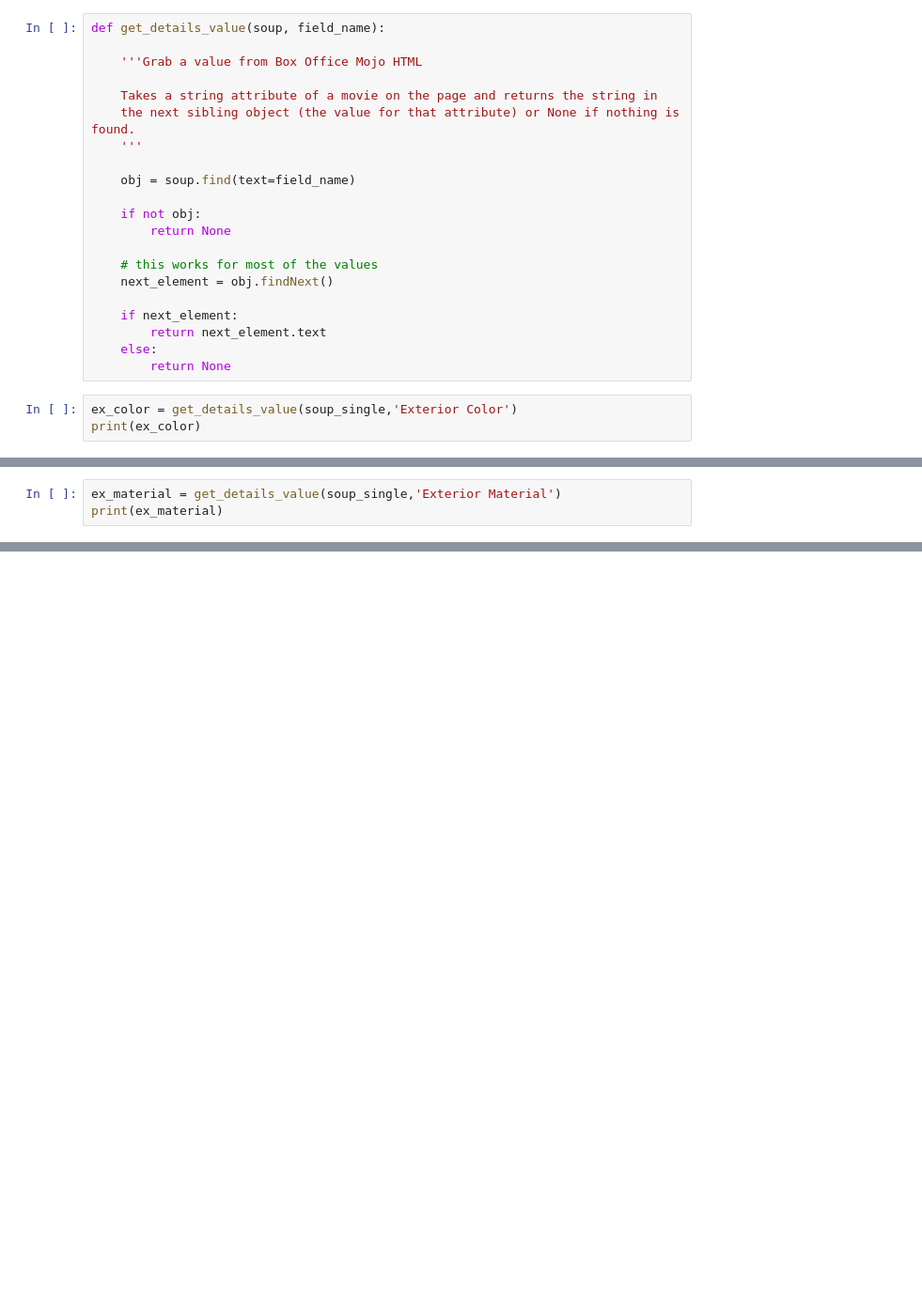
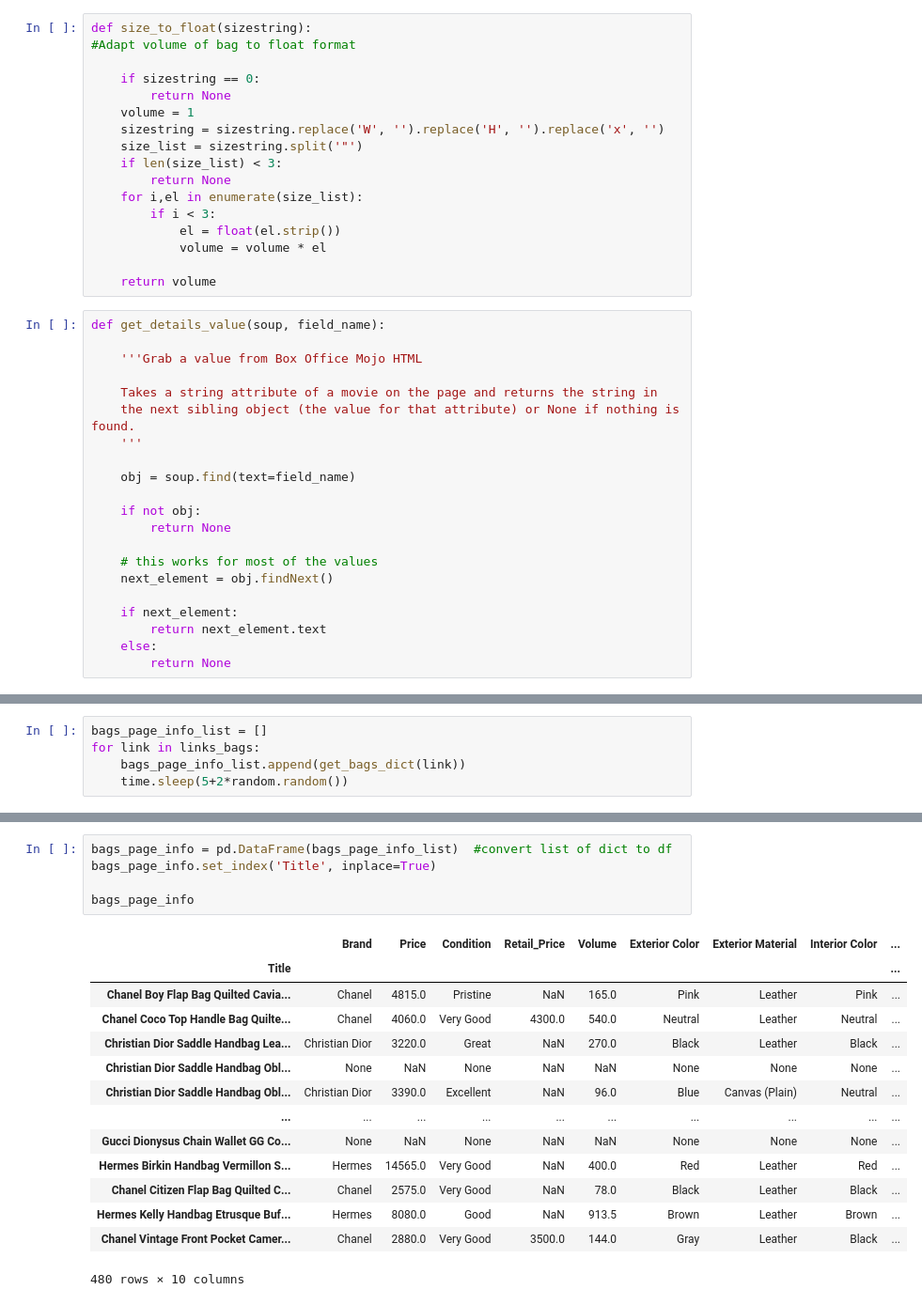
Before and after one commit to albasitdikova/Resale_price_predictor, a Jupyter notebook: Web_scraping.ipynb, the cells around one changed output, grey strips where cells are left out. Shown: that part at 94% size. Drawn from its saved outputs; the diff is of its cells as text; blank space fills up the shorter version.

```diff
--- a/Web_scraping.ipynb
+++ b/Web_scraping.ipynb
@@ -60,3 +65,20 @@ ec_string.findNext().text
+# %%
+def size_to_float(sizestring):
+#Adapt volume of bag to float format
+
+    if sizestring == 0:
+        return None
+    volume = 1
+    sizestring = sizestring.replace('W', '').replace('H', '').replace('x', '')
+    size_list = sizestring.split('"')
+    if len(size_list) < 3:
+        return None
+    for i,el in enumerate(size_list):
+        if i < 3:
+            el = float(el.strip())
+            volume = volume * el
+
+    return volume
 # %%
 def get_details_value(soup, field_name):
 
@@ -78,6 +100,3 @@ def get_details_value(soup, field_name):
         return next_element.text
     else:
         return None
-# %%
-ex_color = get_details_value(soup_single,'Exterior Color')
-print(ex_color)
@@ -86,3 +102,0 @@ Red
-# %%
-ex_material = get_details_value(soup_single,'Exterior Material')
-print(ex_material)
@@ -185,0 +221,5 @@ AttributeError: 'NoneType' object has no attribute 'text'
+# %%
+bags_page_info_list = []
+for link in links_bags:
+    bags_page_info_list.append(get_bags_dict(link))
+    time.sleep(5+2*random.random())
@@ -185,0 +264,20 @@ AttributeError: 'NoneType' object has no attribute 'text'
+# %%
+bags_page_info = pd.DataFrame(bags_page_info_list)  #convert list of dict to df
+bags_page_info.set_index('Title', inplace=True)
+
+bags_page_info
+# %% [output]
+|  | Brand | Price | Condition | Retail_Price | Volume | Exterior Color | Exterior Material | Interior Color | ... |
+| Title |  |  |  |  |  |  |  |  | ... |
+| Chanel Boy Flap Bag Quilted Cavia... | Chanel | 4815.0 | Pristine | NaN | 165.0 | Pink | Leather | Pink | ... |
+| Chanel Coco Top Handle Bag Quilte... | Chanel | 4060.0 | Very Good | 4300.0 | 540.0 | Neutral | Leather | Neutral | ... |
+| Christian Dior Saddle Handbag Lea... | Christian Dior | 3220.0 | Great | NaN | 270.0 | Black | Leather | Black | ... |
+| Christian Dior Saddle Handbag Obl... | None | NaN | None | NaN | NaN | None | None | None | ... |
+| Christian Dior Saddle Handbag Obl... | Christian Dior | 3390.0 | Excellent | NaN | 96.0 | Blue | Canvas (Plain) | Neutral | ... |
+| ... | ... | ... | ... | ... | ... | ... | ... | ... | ... |
+| Gucci Dionysus Chain Wallet GG Co... | None | NaN | None | NaN | NaN | None | None | None | ... |
+| Hermes Birkin Handbag Vermillon S... | Hermes | 14565.0 | Very Good | NaN | 400.0 | Red | Leather | Red | ... |
+| Chanel Citizen Flap Bag Quilted C... | Chanel | 2575.0 | Very Good | NaN | 78.0 | Black | Leather | Black | ... |
+| Hermes Kelly Handbag Etrusque Buf... | Hermes | 8080.0 | Good | NaN | 913.5 | Brown | Leather | Brown | ... |
+| Chanel Vintage Front Pocket Camer... | Chanel | 2880.0 | Very Good | 3500.0 | 144.0 | Gray | Leather | Black | ... |
+480 rows × 10 columns
```
Also changed, not shown: parts of 36 cells of this notebook.
